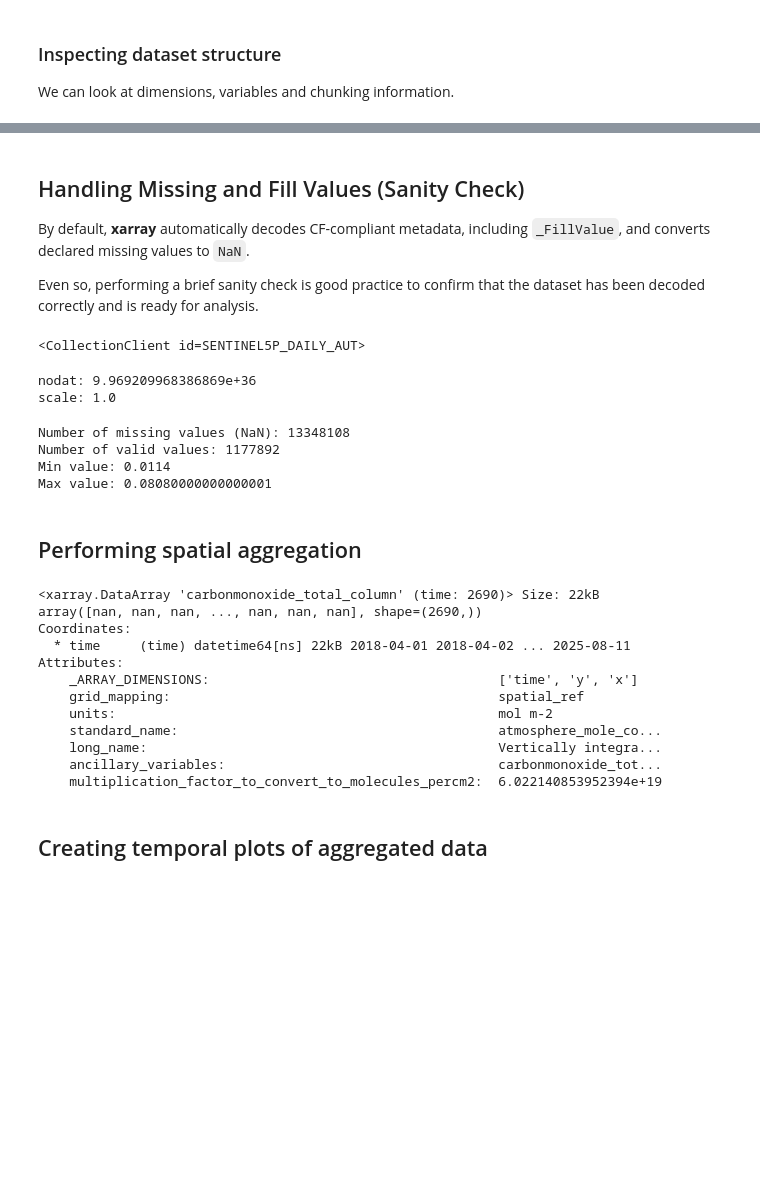
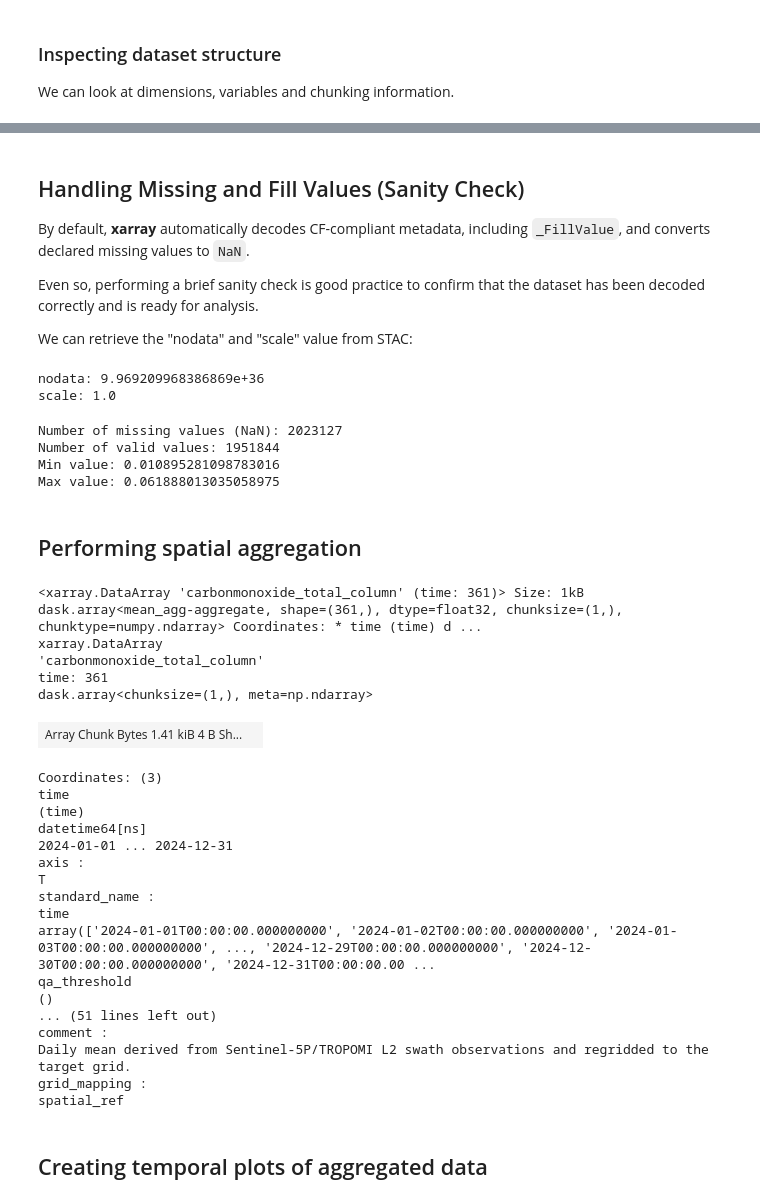
Before and after one commit to eodcgmbh/eodc-examples, a Jupyter notebook: demos/S5P/example_notebook_geosphere.ipynb, the cells around one changed output, grey strips where cells are left out. Saved outputs shown, nothing was run; the diff lists cells and outputs as text; code cells hidden in the pictures; blank space fills up the shorter version.

```diff
--- a/demos/S5P/example_notebook_geosphere.ipynb
+++ b/demos/S5P/example_notebook_geosphere.ipynb
@@ -192,35 +165,25 @@ Attributes:
 By default, **xarray** automatically decodes CF-compliant metadata, including `_FillValue`, and converts declared missing values to `NaN`.
 
 Even so, performing a brief sanity check is good practice to confirm that the dataset has been decoded correctly and is ready for analysis.
+
+We can retrieve the "nodata" and "scale" value from STAC:
-# %%
-eodc_catalog = pystac_client.Client.open("https://dev.stac.eodc.eu/api/v1")
-colllection_id = "SENTINEL5P_DAILY_AUT"
-collection = eodc_catalog.get_collection(colllection_id)
-collection
-# %% [output]
-<CollectionClient id=SENTINEL5P_DAILY_AUT>
 # %%
 asset = collection.to_dict()["assets"]["CO"]["raster:bands"][0]
 nodata = asset["nodata"]
 scale = asset["scale"]
+print("nodata:", nodata)
+print("scale:", scale)
 
-print("nodat:", nodata)
-print("scale:", scale)
+# Optional masking (usually not needed)
+if nodata is not None:
+    carbon = carbon.where(carbon != nodata) # Usually unnecessary — xarray already handled this
 # %% [output]
-nodat: 9.969209968386869e+36
+nodata: 9.969209968386869e+36
 scale: 1.0
 # %%
-# Sanity check: verify missing values are NaN
-carbon = ds.carbonmonoxide_total_column
-
-# Only mask -9999 if it still exists (in case decode_cf did not handle it)
-if float(carbon.min()) == nodata:
-    carbon = carbon.where(carbon != nodata)
-
-
 # How many NaNs are there?
-n_missing = np.isnan(carbon).sum().item()
-n_valid = np.sum(~np.isnan(carbon)).item()
+n_missing = carbon.isnull().compute().sum().item()
+n_valid = carbon.notnull().compute().sum().item()
 print(f"Number of missing values (NaN): {n_missing}")
 print(f"Number of valid values: {n_valid}")
 
@@ -228,28 +191,39 @@ print(f"Number of valid values: {n_valid}")
 print("Min value:", float(carbon.min()))
 print("Max value:", float(carbon.max()))
 # %% [output]
-Number of missing values (NaN): 13348108
-Number of valid values: 1177892
-Min value: 0.0114
-Max value: 0.08080000000000001
+Number of missing values (NaN): 2023127
+Number of valid values: 1951844
+Min value: 0.010895281098783016
+Max value: 0.061888013035058975
 # %% [markdown]
 ## Performing spatial aggregation
 # %%
 spatial_mean = carbon.mean(dim=("y","x"))
-print(spatial_mean)
+spatial_mean
 # %% [output]
-<xarray.DataArray 'carbonmonoxide_total_column' (time: 2690)> Size: 22kB
-array([nan, nan, nan, ..., nan, nan, nan], shape=(2690,))
-Coordinates:
-  * time     (time) datetime64[ns] 22kB 2018-04-01 2018-04-02 ... 2025-08-11
-Attributes:
-    _ARRAY_DIMENSIONS:                                     ['time', 'y', 'x']
-    grid_mapping:                                          spatial_ref
-    units:                                                 mol m-2
-    standard_name:                                         atmosphere_mole_co...
-    long_name:                                             Vertically integra...
-    ancillary_variables:                                   carbonmonoxide_tot...
-    multiplication_factor_to_convert_to_molecules_percm2:  6.022140853952394e+19
+<xarray.DataArray 'carbonmonoxide_total_column' (time: 361)> Size: 1kB dask.array<mean_agg-aggregate, shape=(361,), dtype=float32, chunksize=(1,), chunktype=numpy.ndarray> Coordinates: * time (time) d ...
+xarray.DataArray
+'carbonmonoxide_total_column'
+time: 361
+dask.array<chunksize=(1,), meta=np.ndarray>
+| Array Chunk Bytes 1.41 kiB 4 B Sh... |  |
+Coordinates: (3)
+time
+(time)
+datetime64[ns]
+2024-01-01 ... 2024-12-31
+axis :
+T
+standard_name :
+time
+array(['2024-01-01T00:00:00.000000000', '2024-01-02T00:00:00.000000000', '2024-01-03T00:00:00.000000000', ..., '2024-12-29T00:00:00.000000000', '2024-12-30T00:00:00.000000000', '2024-12-31T00:00:00.00 ...
+qa_threshold
+()
+... (51 lines left out)
+comment :
+Daily mean derived from Sentinel-5P/TROPOMI L2 swath observations and regridded to the target grid.
+grid_mapping :
+spatial_ref
 # %% [markdown]
 ## Creating temporal plots of aggregated data
 # %%
```
Also changed, not shown: parts of 30 cells of this notebook, 2 other files.
